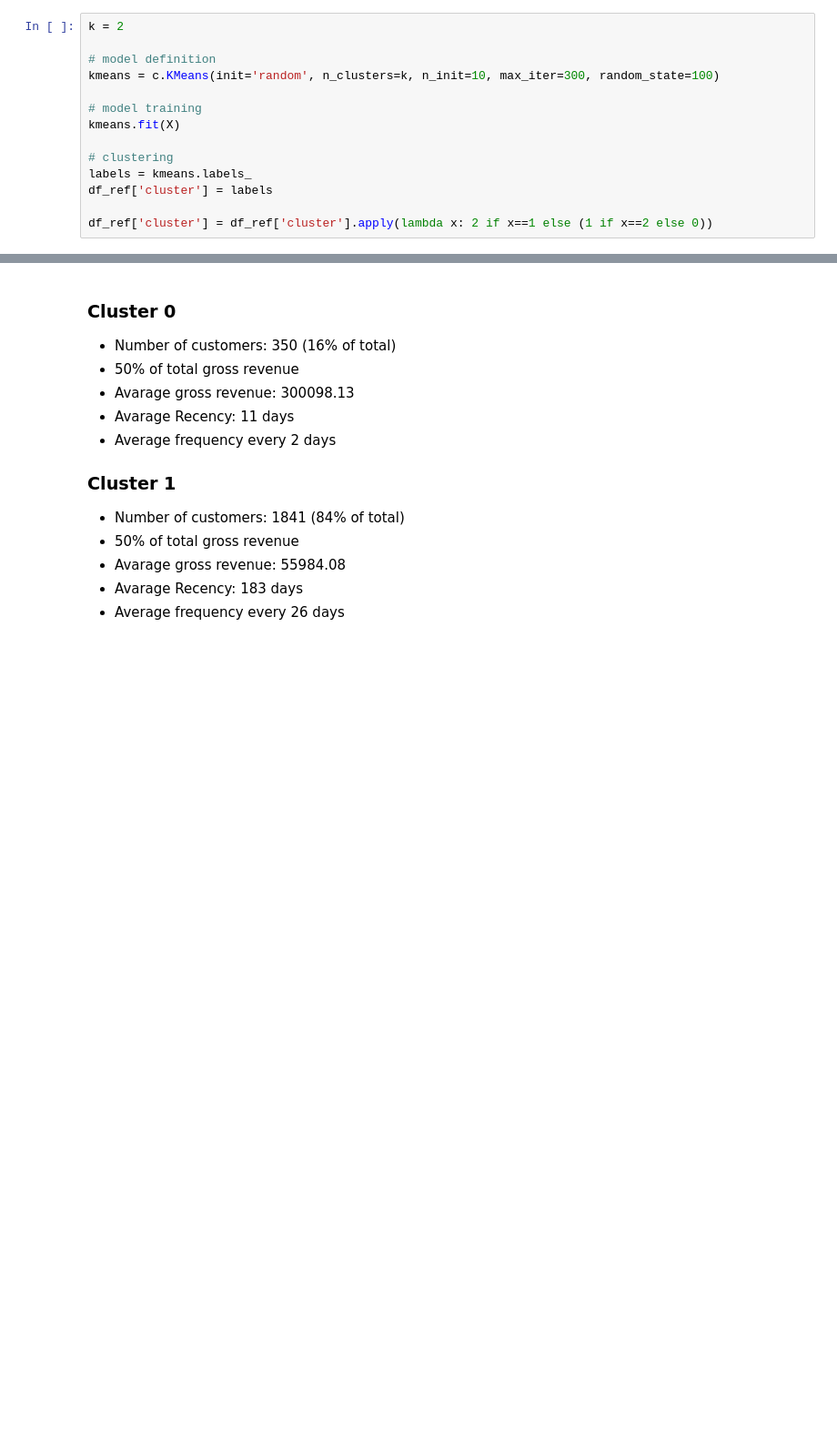
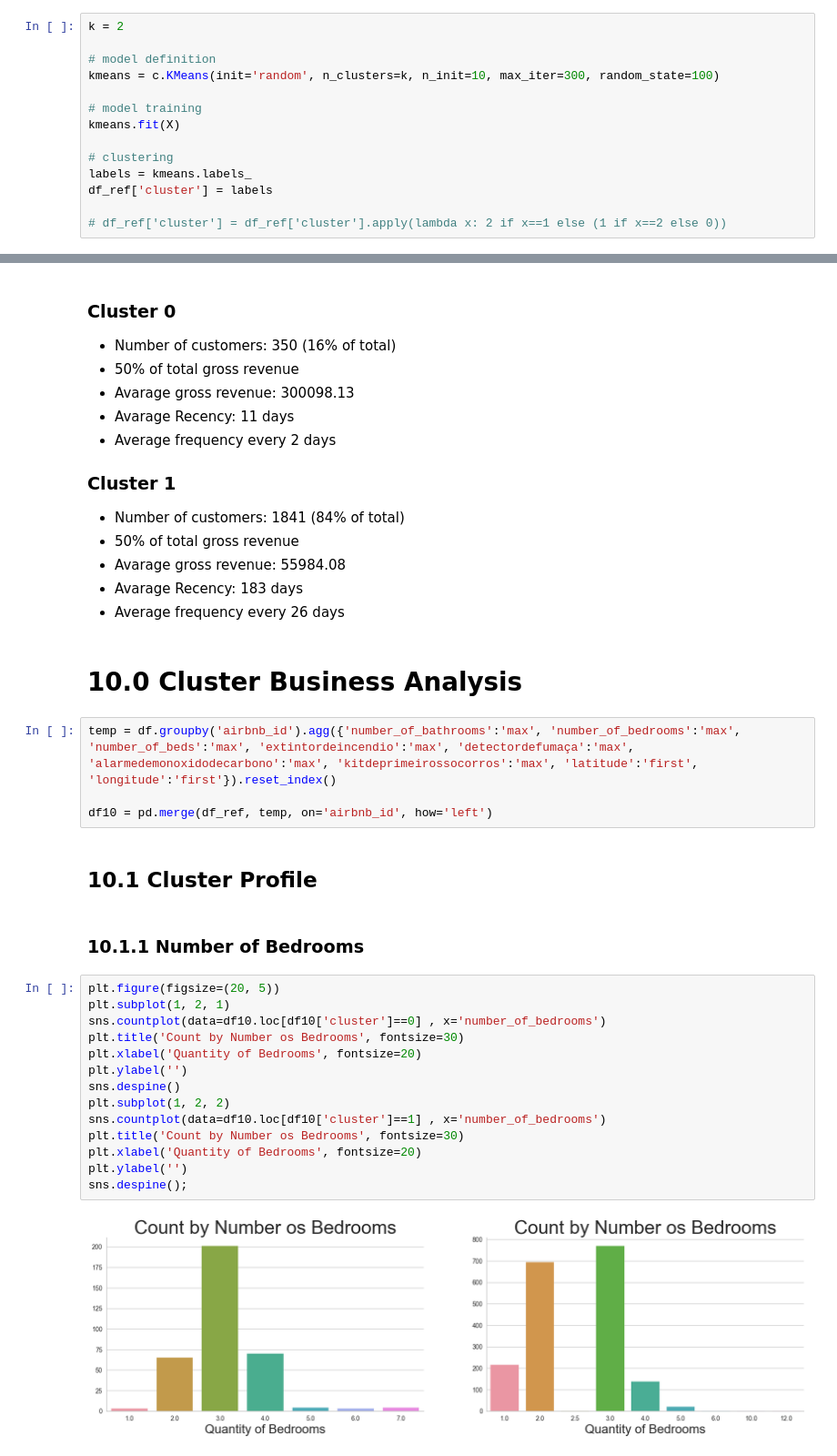
Before and after one commit to Samoelmoura/seazone_code_challenge, a Jupyter notebook: notebooks/notebook.ipynb, the cells around one changed output, grey strips where cells are left out. Shown at 91% size. Cells and saved outputs as stored; diff of their text form; blank space fills up the shorter version.

Commit message:
business analysis

```diff
--- a/notebooks/notebook.ipynb
+++ b/notebooks/notebook.ipynb
@@ -689,7 +755,7 @@ kmeans.fit(X)
 labels = kmeans.labels_
 df_ref['cluster'] = labels
 
-df_ref['cluster'] = df_ref['cluster'].apply(lambda x: 2 if x==1 else (1 if x==2 else 0))
+# df_ref['cluster'] = df_ref['cluster'].apply(lambda x: 2 if x==1 else (1 if x==2 else 0))
 # %%
 # WSS (Within-cluster sum of squares)
 print(f'WSS value: {kmeans.inertia_}')
@@ -747,3 +813,29 @@ profile
 * Avarage gross revenue: 55984.08
 * Avarage Recency: 183 days
 * Average frequency every 26 days
+# %% [markdown]
+# 10.0 Cluster Business Analysis
+# %%
+temp = df.groupby('airbnb_id').agg({'number_of_bathrooms':'max', 'number_of_bedrooms':'max', 'number_of_beds':'max', 'extintordeincendio':'max', 'detectordefumaça':'max', 'alarmedemonoxidodecarbono':'max', 'kitdeprimeirossocorros':'max', 'latitude':'first', 'longitude':'first'}).reset_index()
+
+df10 = pd.merge(df_ref, temp, on='airbnb_id', how='left')
+# %% [markdown]
+## 10.1 Cluster Profile
+# %% [markdown]
+### 10.1.1 Number of Bedrooms
+# %%
+plt.figure(figsize=(20, 5))
+plt.subplot(1, 2, 1)
+sns.countplot(data=df10.loc[df10['cluster']==0] , x='number_of_bedrooms')
+plt.title('Count by Number os Bedrooms', fontsize=30)
+plt.xlabel('Quantity of Bedrooms', fontsize=20)
+plt.ylabel('')
+sns.despine()
+plt.subplot(1, 2, 2)
+sns.countplot(data=df10.loc[df10['cluster']==1] , x='number_of_bedrooms')
+plt.title('Count by Number os Bedrooms', fontsize=30)
+plt.xlabel('Quantity of Bedrooms', fontsize=20)
+plt.ylabel('')
+sns.despine();
+# %% [output]
+[figure, added]
```
Also changed, not shown: parts of 92 cells of this notebook, 1 other file.
